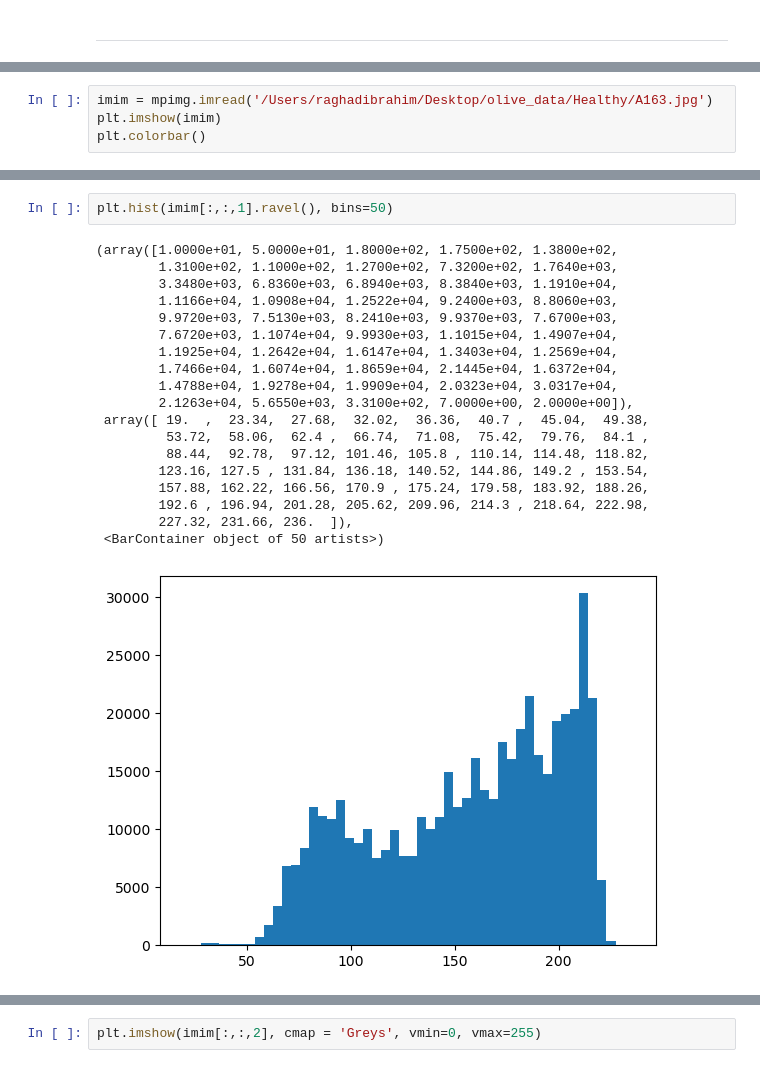
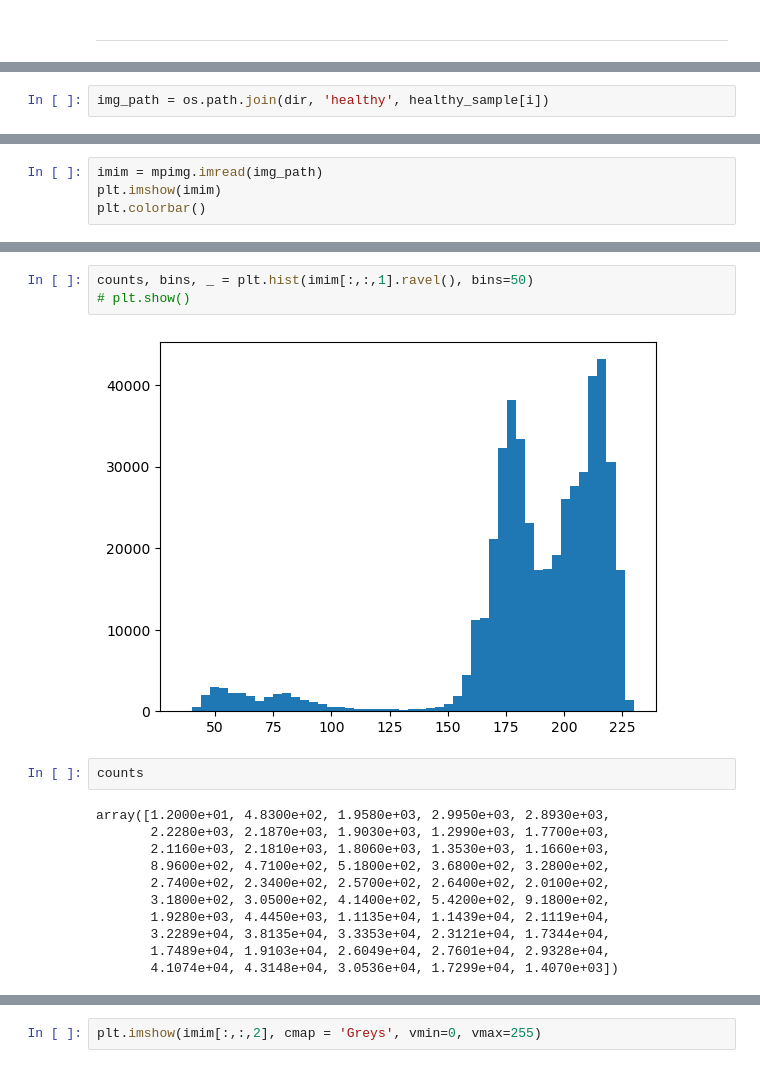
Before and after one commit to raghadkibrahim/Olive-Tree-Disease-Detection, a Jupyter notebook: Olive.ipynb, the cells around one changed output, grey strips where cells are left out. Drawn from its saved outputs; the diff is of its cells as text.

```diff
--- a/Olive.ipynb
+++ b/Olive.ipynb
@@ -120,0 +166,2 @@ EDA:
+# %%
+img_path = os.path.join(dir, 'healthy', healthy_sample[i])
@@ -121,5 +172,5 @@ EDA:
 # %%
-imim = mpimg.imread('/Users/raghadibrahim/Desktop/olive_data/Healthy/A163.jpg')
+imim = mpimg.imread(img_path)
 plt.imshow(imim)
 plt.colorbar()
 # %% [output]
@@ -128,22 +179,18 @@ plt.colorbar()
 # %%
-plt.hist(imim[:,:,1].ravel(), bins=50)
+counts, bins, _ = plt.hist(imim[:,:,1].ravel(), bins=50)
+# plt.show()
 # %% [output]
-(array([1.0000e+01, 5.0000e+01, 1.8000e+02, 1.7500e+02, 1.3800e+02,
-        1.3100e+02, 1.1000e+02, 1.2700e+02, 7.3200e+02, 1.7640e+03,
-        3.3480e+03, 6.8360e+03, 6.8940e+03, 8.3840e+03, 1.1910e+04,
-        1.1166e+04, 1.0908e+04, 1.2522e+04, 9.2400e+03, 8.8060e+03,
-        9.9720e+03, 7.5130e+03, 8.2410e+03, 9.9370e+03, 7.6700e+03,
-        7.6720e+03, 1.1074e+04, 9.9930e+03, 1.1015e+04, 1.4907e+04,
-        1.1925e+04, 1.2642e+04, 1.6147e+04, 1.3403e+04, 1.2569e+04,
-        1.7466e+04, 1.6074e+04, 1.8659e+04, 2.1445e+04, 1.6372e+04,
-        1.4788e+04, 1.9278e+04, 1.9909e+04, 2.0323e+04, 3.0317e+04,
-        2.1263e+04, 5.6550e+03, 3.3100e+02, 7.0000e+00, 2.0000e+00]),
- array([ 19.  ,  23.34,  27.68,  32.02,  36.36,  40.7 ,  45.04,  49.38,
-         53.72,  58.06,  62.4 ,  66.74,  71.08,  75.42,  79.76,  84.1 ,
-         88.44,  92.78,  97.12, 101.46, 105.8 , 110.14, 114.48, 118.82,
-        123.16, 127.5 , 131.84, 136.18, 140.52, 144.86, 149.2 , 153.54,
-        157.88, 162.22, 166.56, 170.9 , 175.24, 179.58, 183.92, 188.26,
-        192.6 , 196.94, 201.28, 205.62, 209.96, 214.3 , 218.64, 222.98,
-        227.32, 231.66, 236.  ]),
- <BarContainer object of 50 artists>)
-[figure, old version]
+[figure, new version]
+# %%
+counts
+# %% [output]
+array([1.2000e+01, 4.8300e+02, 1.9580e+03, 2.9950e+03, 2.8930e+03,
+       2.2280e+03, 2.1870e+03, 1.9030e+03, 1.2990e+03, 1.7700e+03,
+       2.1160e+03, 2.1810e+03, 1.8060e+03, 1.3530e+03, 1.1660e+03,
+       8.9600e+02, 4.7100e+02, 5.1800e+02, 3.6800e+02, 3.2800e+02,
+       2.7400e+02, 2.3400e+02, 2.5700e+02, 2.6400e+02, 2.0100e+02,
+       3.1800e+02, 3.0500e+02, 4.1400e+02, 5.4200e+02, 9.1800e+02,
+       1.9280e+03, 4.4450e+03, 1.1135e+04, 1.1439e+04, 2.1119e+04,
+       3.2289e+04, 3.8135e+04, 3.3353e+04, 2.3121e+04, 1.7344e+04,
+       1.7489e+04, 1.9103e+04, 2.6049e+04, 2.7601e+04, 2.9328e+04,
+       4.1074e+04, 4.3148e+04, 3.0536e+04, 1.7299e+04, 1.4070e+03])
```
Also changed, not shown: parts of 39 cells of this notebook.
